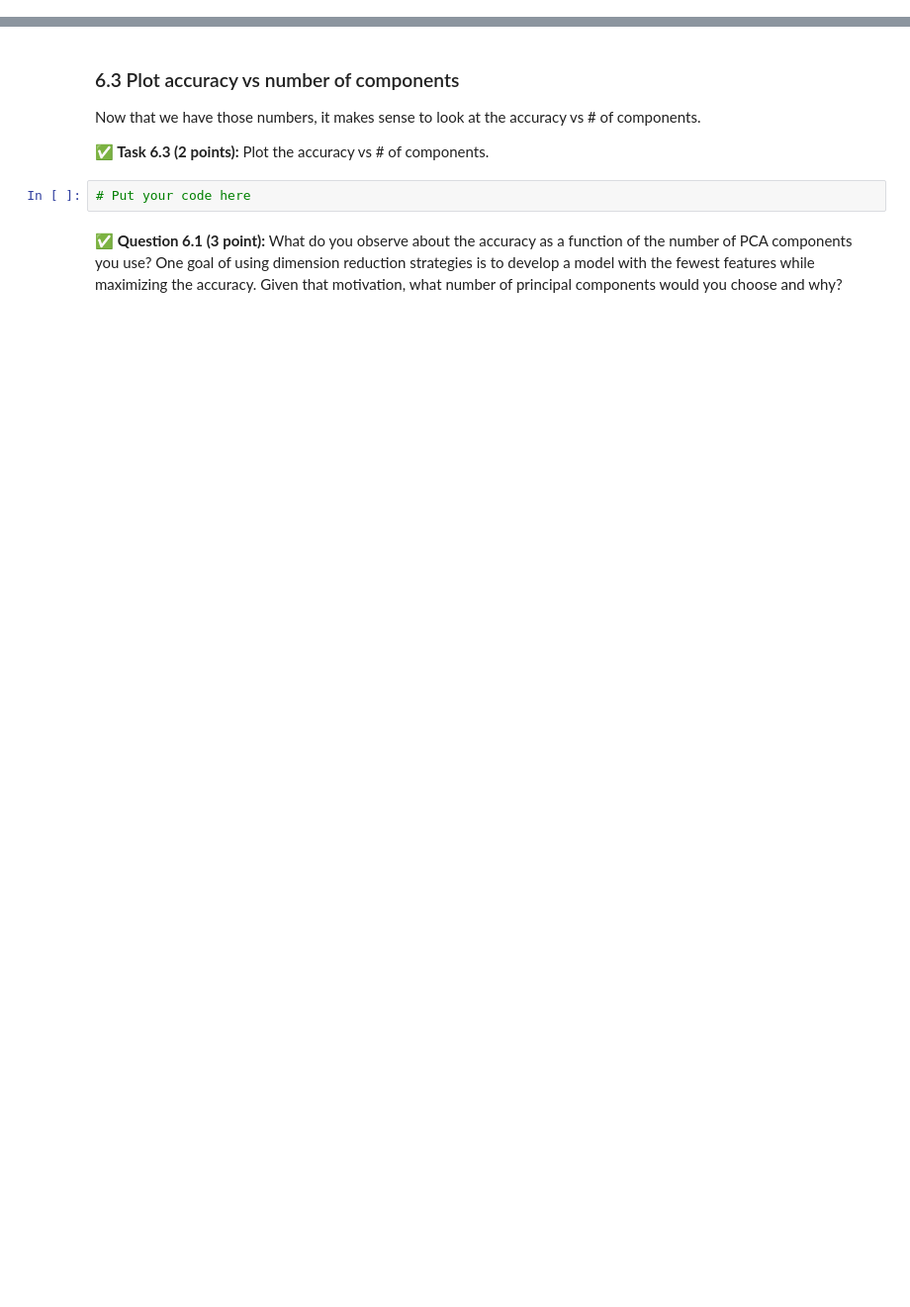
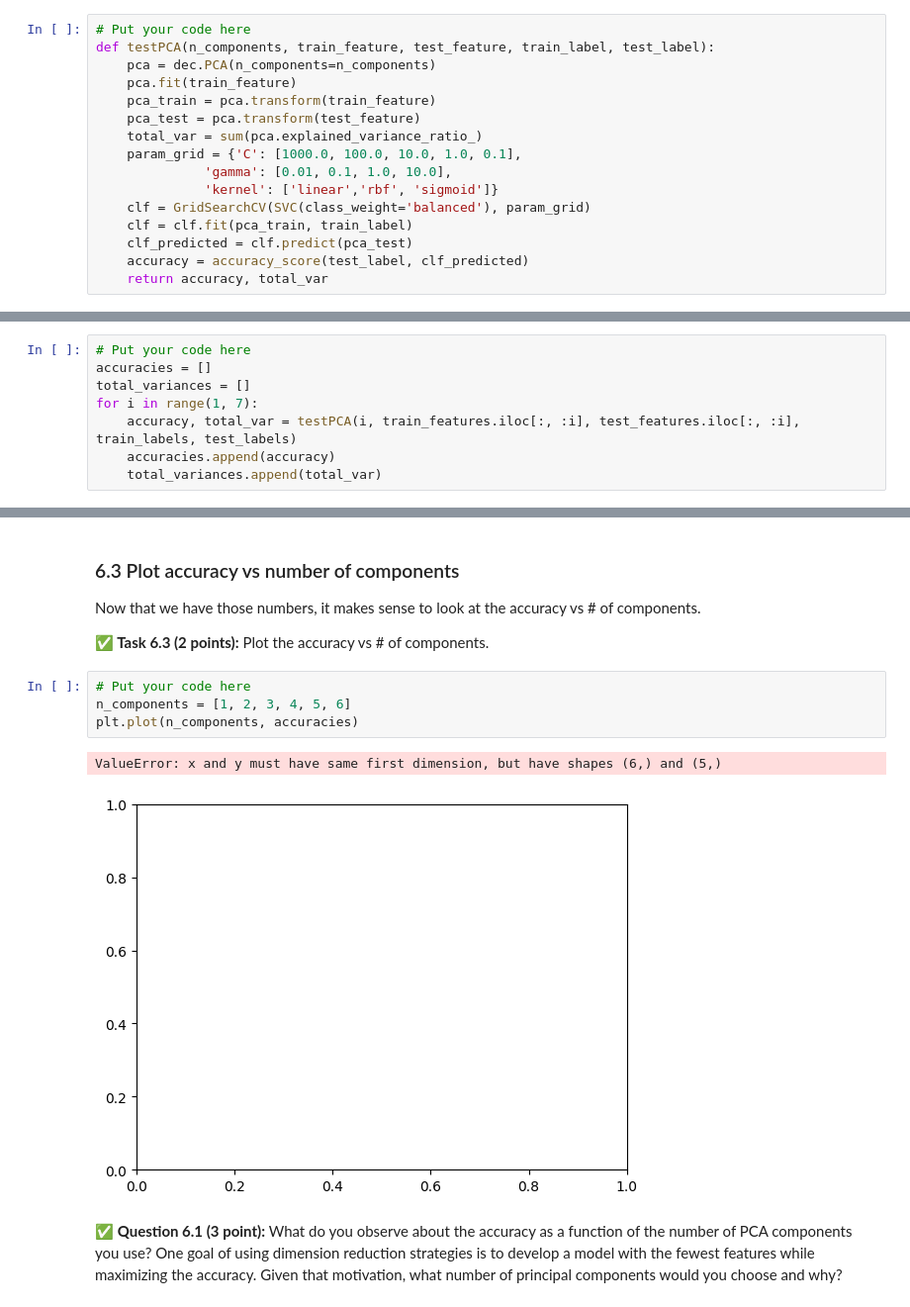
Before and after one commit to mlee3001/CMSE202-s24-turnin, a Jupyter notebook: hw-04/HW-04_PerceptronSVMandPCA-STUDENT.ipynb, the cells around one changed output, grey strips where cells are left out. Shown: that part at 99% size. Saved outputs shown, nothing was run; the diff lists cells and outputs as text; blank space fills up the shorter version.

```diff
--- a/hw-04/HW-04_PerceptronSVMandPCA-STUDENT.ipynb
+++ b/hw-04/HW-04_PerceptronSVMandPCA-STUDENT.ipynb
@@ -449,3 +448,19 @@ and it should **return** the accuracy score for an SVC model fit to pca transfor
+# %%
+# Put your code here
+def testPCA(n_components, train_feature, test_feature, train_label, test_label):
+    pca = dec.PCA(n_components=n_components)
+    pca.fit(train_feature)
+    pca_train = pca.transform(train_feature)
+    pca_test = pca.transform(test_feature)
+    total_var = sum(pca.explained_variance_ratio_)
+    param_grid = {'C': [1000.0, 100.0, 10.0, 1.0, 0.1],
+              'gamma': [0.01, 0.1, 1.0, 10.0],
+              'kernel': ['linear','rbf', 'sigmoid']}
+    clf = GridSearchCV(SVC(class_weight='balanced'), param_grid)
+    clf = clf.fit(pca_train, train_label)
+    clf_predicted = clf.predict(pca_test)
+    accuracy = accuracy_score(test_label, clf_predicted)
+    return accuracy, total_var
 # %% [markdown]
 ### 6.2 Compute accuracies
 
@@ -458,0 +472,8 @@ Now that you have created a function that returns the accuracy for a given numbe
+# %%
+# Put your code here
+accuracies = []
+total_variances = []
+for i in range(1, 7):
+    accuracy, total_var = testPCA(i, train_features.iloc[:, :i], test_features.iloc[:, :i], train_labels, test_labels)
+    accuracies.append(accuracy)
+    total_variances.append(total_var)
@@ -464,5 +499,10 @@ Now that we have those numbers, it makes sense to look at the accuracy vs # of c
 **&#9989; Task 6.3 (2 points):** Plot the accuracy vs # of components.
 # %%
 # Put your code here
+n_components = [1, 2, 3, 4, 5, 6]
+plt.plot(n_components, accuracies)
+# %% [output]
+ValueError: x and y must have same first dimension, but have shapes (6,) and (5,)
+[figure, added]
 # %% [markdown]
 **&#9989; Question 6.1 (3 point):** What do you observe about the accuracy as a function of the number of PCA components you use? One goal of using dimension reduction strategies is to develop a model with the fewest features while maximizing the accuracy. Given that motivation, what number of principal components would you choose and why?
```
Also changed, not shown: parts of 10 cells of this notebook.
